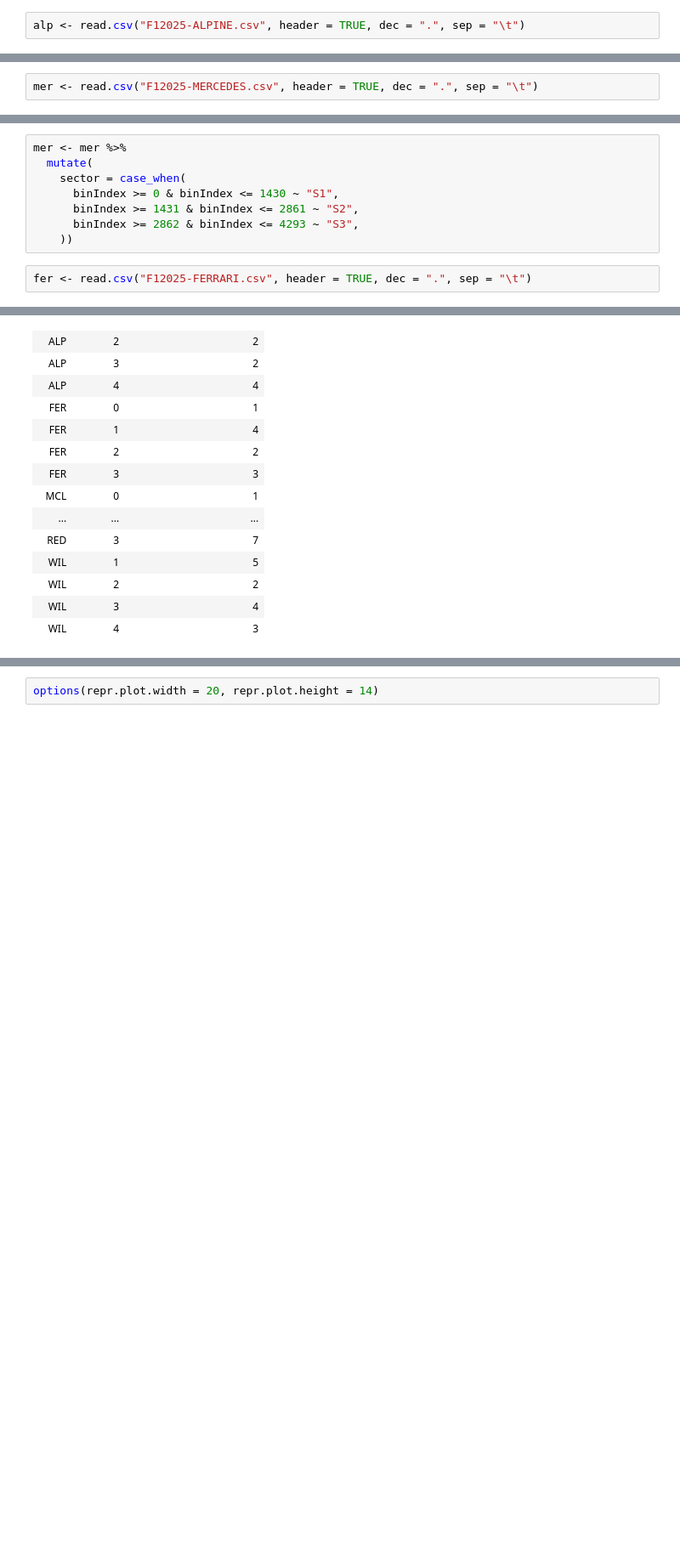
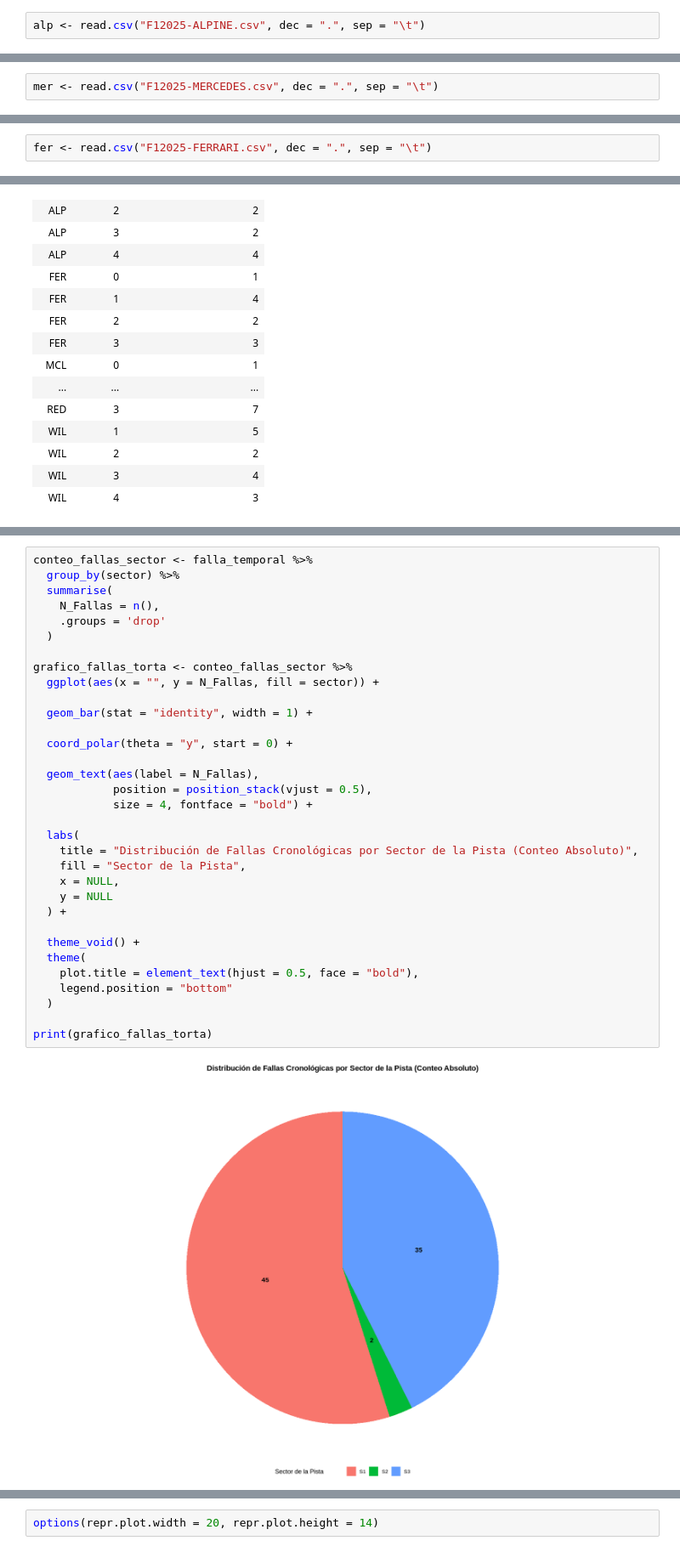
Before and after one commit to LuppeCh/F1EDA, a Jupyter notebook: Exploración_de_Datos_Trabajo_Final.ipynb, the cells around one changed output, grey strips where cells are left out. Shown at 85% size. Saved outputs shown, nothing was run; the diff lists cells and outputs as text; blank space fills up the shorter version.

```diff
--- a/Exploración_de_Datos_Trabajo_Final.ipynb
+++ b/Exploración_de_Datos_Trabajo_Final.ipynb
@@ -237,7 +225,7 @@ red <- red %>%
     velocity_Z
   )
 # %%
-alp <- read.csv("F12025-ALPINE.csv", header = TRUE, dec = ".", sep = "\t")
+alp <- read.csv("F12025-ALPINE.csv", dec = ".", sep = "\t")
 # %%
 head(alp)
 # %% [output]
@@ -283,7 +271,7 @@ alp <- alp %>%
     velocity_Z
   )
 # %%
-mer <- read.csv("F12025-MERCEDES.csv", header = TRUE, dec = ".", sep = "\t")
+mer <- read.csv("F12025-MERCEDES.csv", dec = ".", sep = "\t")
 # %%
 head(mer)
 # %% [output]
@@ -328,16 +316,8 @@ mer <- mer %>%
     velocity_Y,
     velocity_Z
   )
-# %%
-mer <- mer %>%
-  mutate(
-    sector = case_when(
-      binIndex >= 0 & binIndex <= 1430 ~ "S1",
-      binIndex >= 1431 & binIndex <= 2861 ~ "S2",
-      binIndex >= 2862 & binIndex <= 4293 ~ "S3",
-    ))
 # %%
-fer <- read.csv("F12025-FERRARI.csv", header = TRUE, dec = ".", sep = "\t")
+fer <- read.csv("F12025-FERRARI.csv", dec = ".", sep = "\t")
 # %%
 head(fer)
 # %% [output]
@@ -656,0 +682,35 @@ A tibble: 25 × 3
+# %%
+conteo_fallas_sector <- falla_temporal %>%
+  group_by(sector) %>%
+  summarise(
+    N_Fallas = n(),
+    .groups = 'drop'
+  )
+
+grafico_fallas_torta <- conteo_fallas_sector %>%
+  ggplot(aes(x = "", y = N_Fallas, fill = sector)) +
+
+  geom_bar(stat = "identity", width = 1) +
+
+  coord_polar(theta = "y", start = 0) +
+
+  geom_text(aes(label = N_Fallas),
+            position = position_stack(vjust = 0.5),
+            size = 4, fontface = "bold") +
+
+  labs(
+    title = "Distribución de Fallas Cronológicas por Sector de la Pista (Conteo Absoluto)",
+    fill = "Sector de la Pista",
+    x = NULL,
+    y = NULL
+  ) +
+
+  theme_void() +
+  theme(
+    plot.title = element_text(hjust = 0.5, face = "bold"),
+    legend.position = "bottom"
+  )
+
+print(grafico_fallas_torta)
+# %% [output]
+[figure, added]
```
Also changed, not shown: parts of 10 cells of this notebook.
